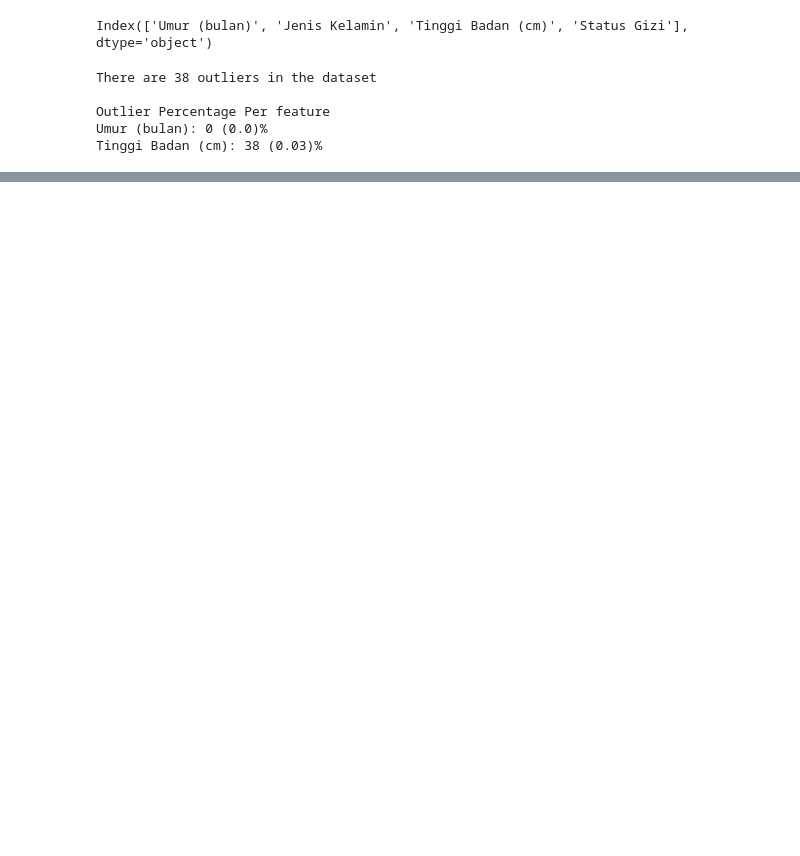
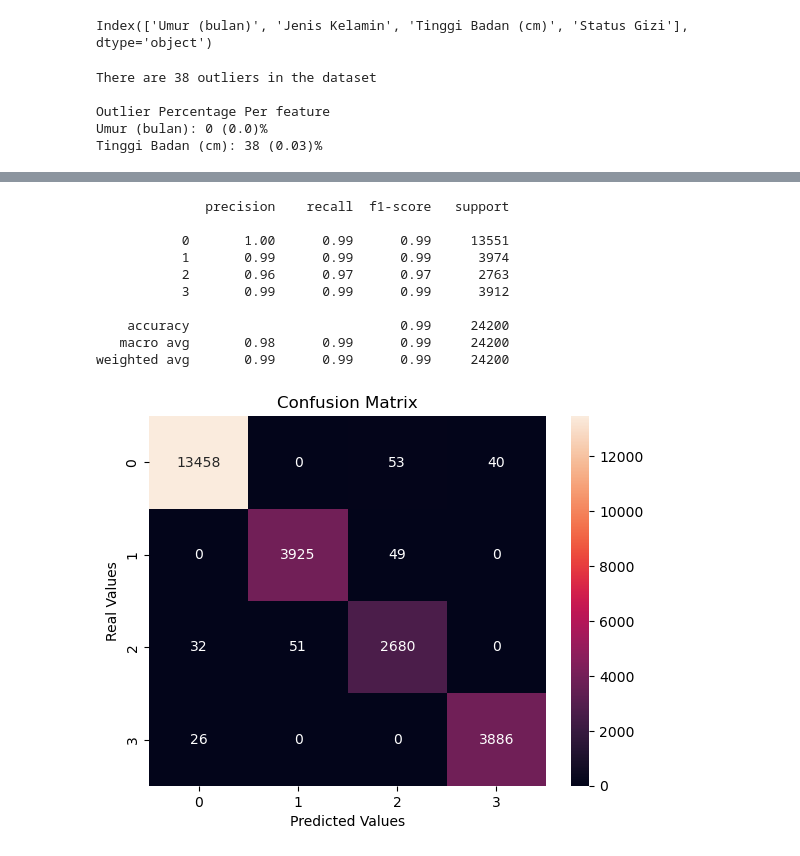
Before and after one commit to JustAthar19/Stunting-Prediction, a Jupyter notebook: notebooks/notebook.ipynb, the cells around one changed output, grey strips where cells are left out. Saved outputs shown, nothing was run; the diff lists cells and outputs as text; code cells hidden in the pictures; blank space fills up the shorter version.

```diff
--- a/notebooks/notebook.ipynb
+++ b/notebooks/notebook.ipynb
@@ -187,0 +245,3 @@ CustomException: An error occurred in python file [/Users/atharfathana/Documents
+# %%
+lgb_clf = LGBMClassifier()
+lgb_clf.fit(X_train, y_train)
@@ -187,0 +260,16 @@ CustomException: An error occurred in python file [/Users/atharfathana/Documents
+# %%
+y_pred = lgb_clf.predict(X_test)
+y_probas = lgb_clf.predict_proba(X_test.values)
+model_metrics = evaluate_classifier(y_test, y_pred, y_probas)
+# %% [output]
+              precision    recall  f1-score   support
+
+           0       1.00      0.99      0.99     13551
+           1       0.99      0.99      0.99      3974
+           2       0.96      0.97      0.97      2763
+           3       0.99      0.99      0.99      3912
+
+    accuracy                           0.99     24200
+   macro avg       0.98      0.99      0.99     24200
+weighted avg       0.99      0.99      0.99     24200
+[figure, added]
```
Also changed, not shown: parts of 11 cells of this notebook, 16 other files.
